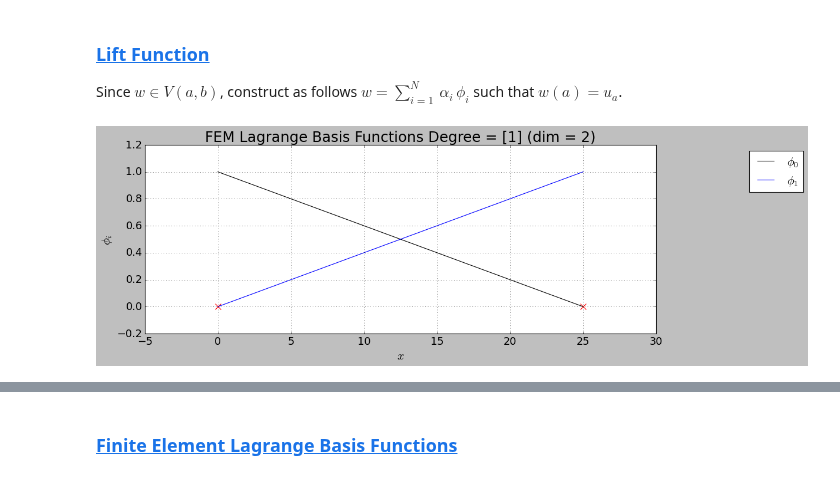
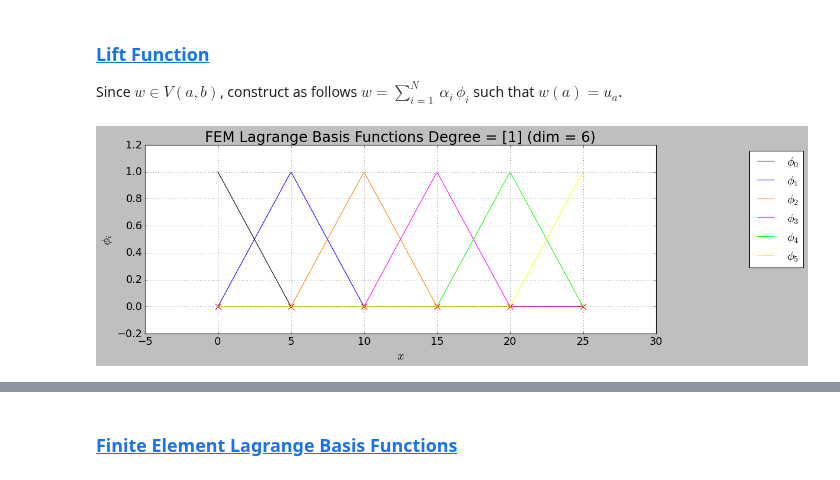
Before and after one commit to dpploy/engy-5330, a Jupyter notebook: notebooks/05d-rayleigh-ritz-fem-lagrange-robin.ipynb, the cells around one changed output, grey strips where cells are left out. Drawn from its saved outputs; the diff is of its cells as text; code cells hidden in the pictures.

```diff
--- a/notebooks/05d-rayleigh-ritz-fem-lagrange-robin.ipynb
+++ b/notebooks/05d-rayleigh-ritz-fem-lagrange-robin.ipynb
@@ -164,18 +164,18 @@ Since $w\in V(a,b)$, construct as follows $w = \sum\limits_{i=1}^N\,\alpha_i\,\p
 # %%
 '''Build the basis functions'''
 
 degree = 1
-n_elem = 1
+n_elem = 5
 
 try:
     from engy_5310.toolkit import FEMBasis
 except ModuleNotFoundError:
     assert False, 'You need to provide your own code here. Bailing out.'
 
 lift_basis = FEMBasis(degree=degree, n_elem=n_elem, x_partition=[x_a, x_b])
 lift_basis.plot(n_plot_pts=300)
 # %% [output]
-[figure, old version]
+[figure, new version]
 # %%
 '''Build the coefficients of the lift function'''
 import numpy as np
```
Also changed, not shown: parts of 9 cells of this notebook, 1 other file.
